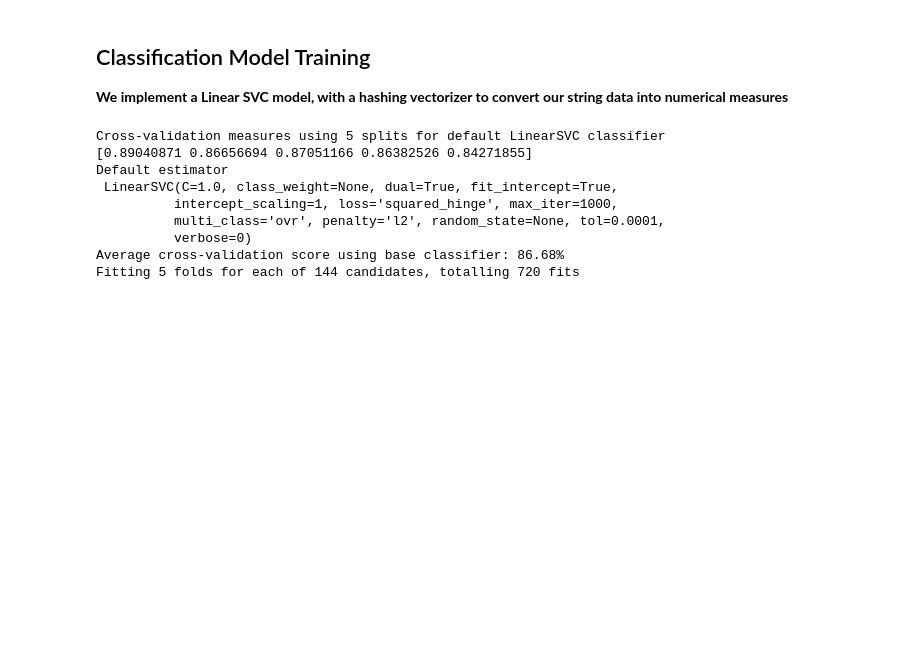
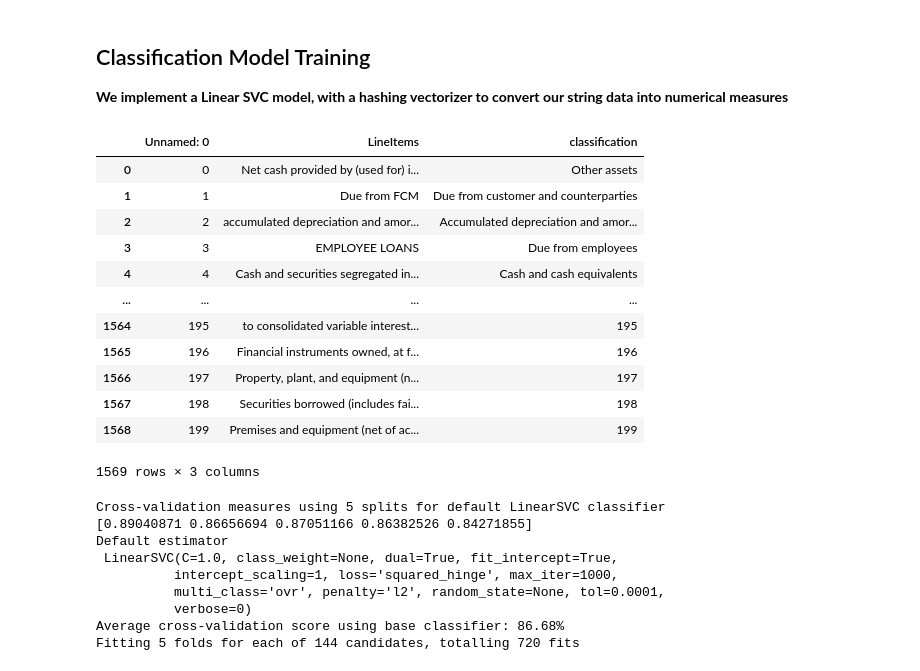
Before and after one commit to fernando-duarte/X17A5, a Jupyter notebook: Outs/mlClusteringClassification.ipynb, the cells around one changed output. Cells and saved outputs as stored; diff of their text form; code cells hidden in the pictures; blank space fills up the shorter version.

```diff
--- a/Outs/mlClusteringClassification.ipynb
+++ b/Outs/mlClusteringClassification.ipynb
@@ -642,3 +642,19 @@ liabileLearning.to_csv('liabilityML.csv', index=False)
 # %% [markdown]
 ## Classification Model Training
 **We implement a Linear SVC model, with a hashing vectorizer to convert our string data into numerical measures**
+# %%
+pd.read_csv('assetML.csv')
+# %% [output]
+|  | Unnamed: 0 | LineItems | classification |
+| 0 | 0 | Net cash provided by (used for) i... | Other assets |
+| 1 | 1 | Due from FCM | Due from customer and counterparties |
+| 2 | 2 | accumulated depreciation and amor... | Accumulated depreciation and amor... |
+| 3 | 3 | EMPLOYEE LOANS | Due from employees |
+| 4 | 4 | Cash and securities segregated in... | Cash and cash equivalents |
+| ... | ... | ... | ... |
+| 1564 | 195 | to consolidated variable interest... | 195 |
+| 1565 | 196 | Financial instruments owned, at f... | 196 |
+| 1566 | 197 | Property, plant, and equipment (n... | 197 |
+| 1567 | 198 | Securities borrowed (includes fai... | 198 |
+| 1568 | 199 | Premises and equipment (net of ac... | 199 |
+1569 rows × 3 columns
```
Also changed, not shown: parts of 1 cell of this notebook, 5 other files.
